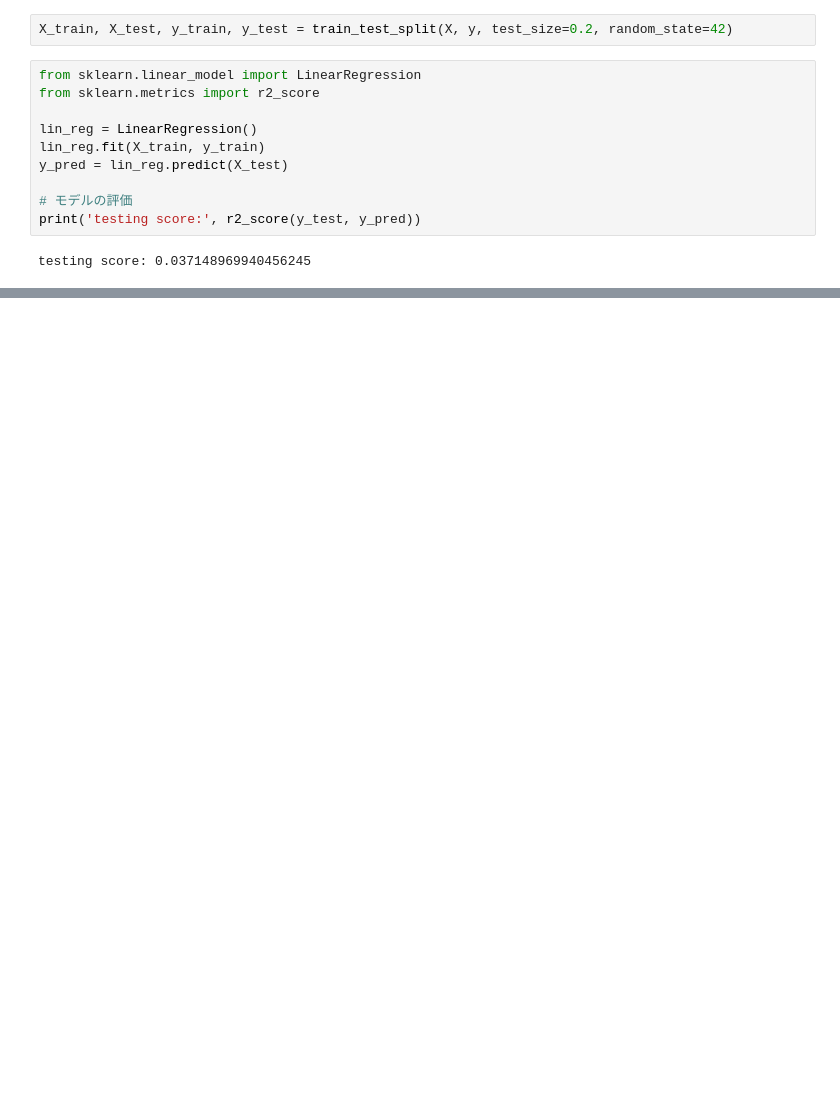
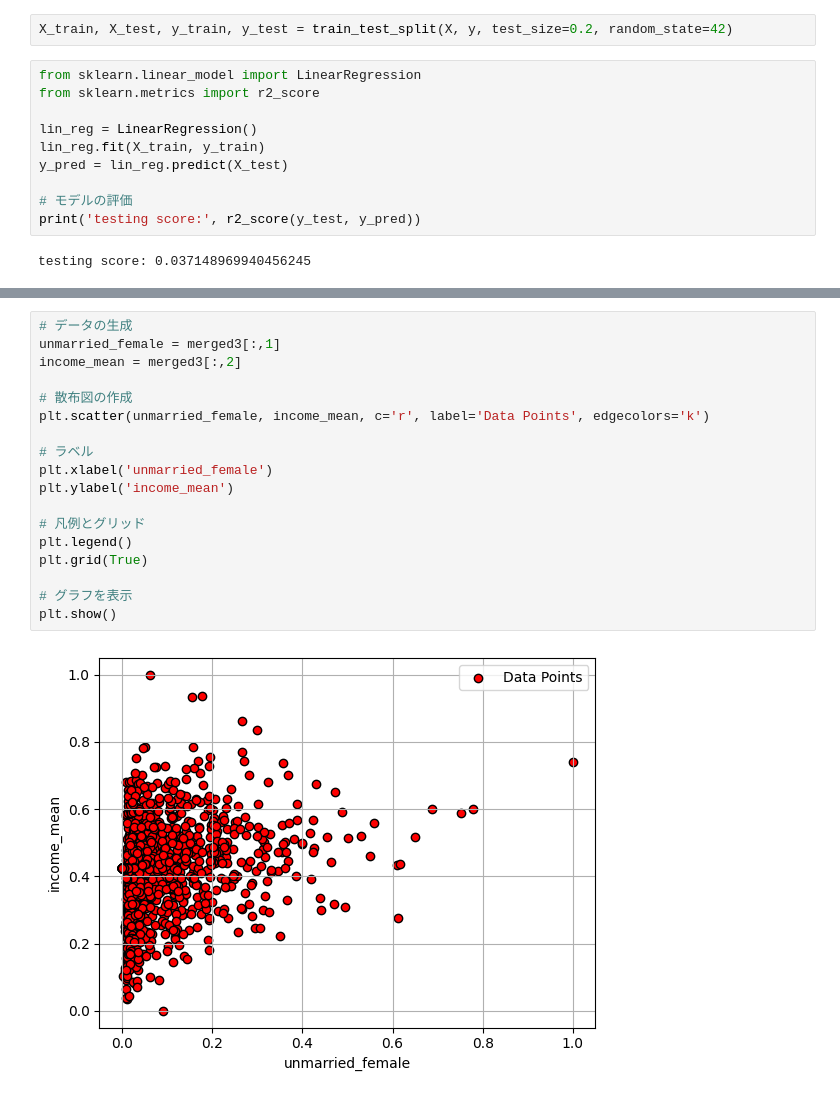
Before and after one commit to lvzeyu/chss_2024_assignment, a Jupyter notebook: 最終課題/income_predicion_HiyoriOtaka.ipynb, the cells around one changed output, grey strips where cells are left out. Saved outputs shown, nothing was run; the diff lists cells and outputs as text; blank space fills up the shorter version.

```diff
--- a/最終課題/income_predicion_HiyoriOtaka.ipynb
+++ b/最終課題/income_predicion_HiyoriOtaka.ipynb
@@ -239,0 +303,20 @@ testing score: -0.21900661977199376
+# %%
+# データの生成
+unmarried_female = merged3[:,1]
+income_mean = merged3[:,2]
+
+# 散布図の作成
+plt.scatter(unmarried_female, income_mean, c='r', label='Data Points', edgecolors='k')
+
+# ラベル
+plt.xlabel('unmarried_female')
+plt.ylabel('income_mean')
+
+# 凡例とグリッド
+plt.legend()
+plt.grid(True)
+
+# グラフを表示
+plt.show()
+# %% [output]
+[figure, added]
```
Also changed, not shown: parts of 6 cells of this notebook.
